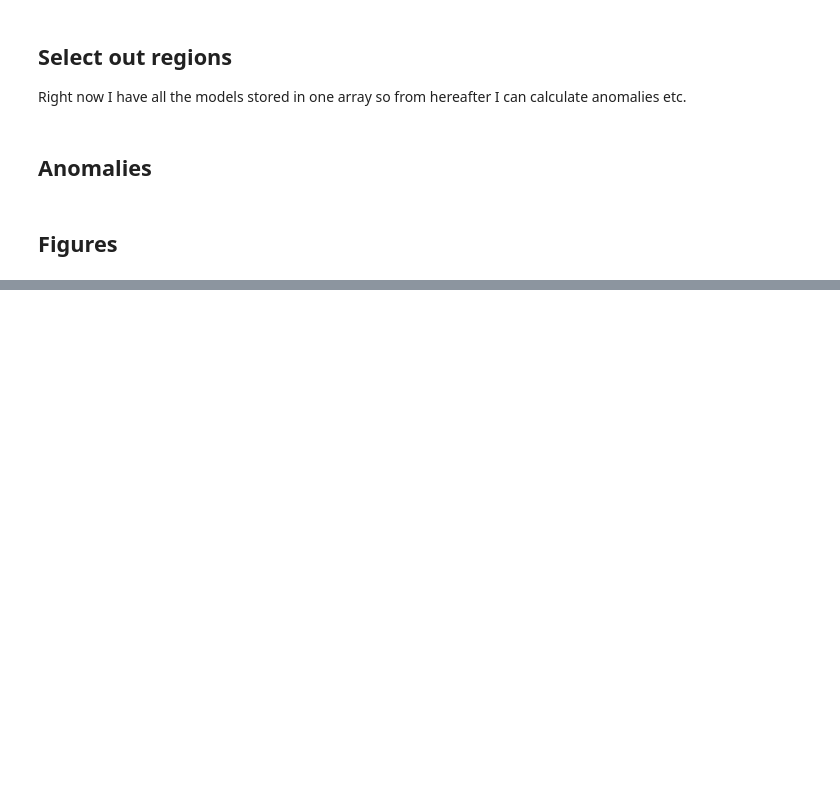
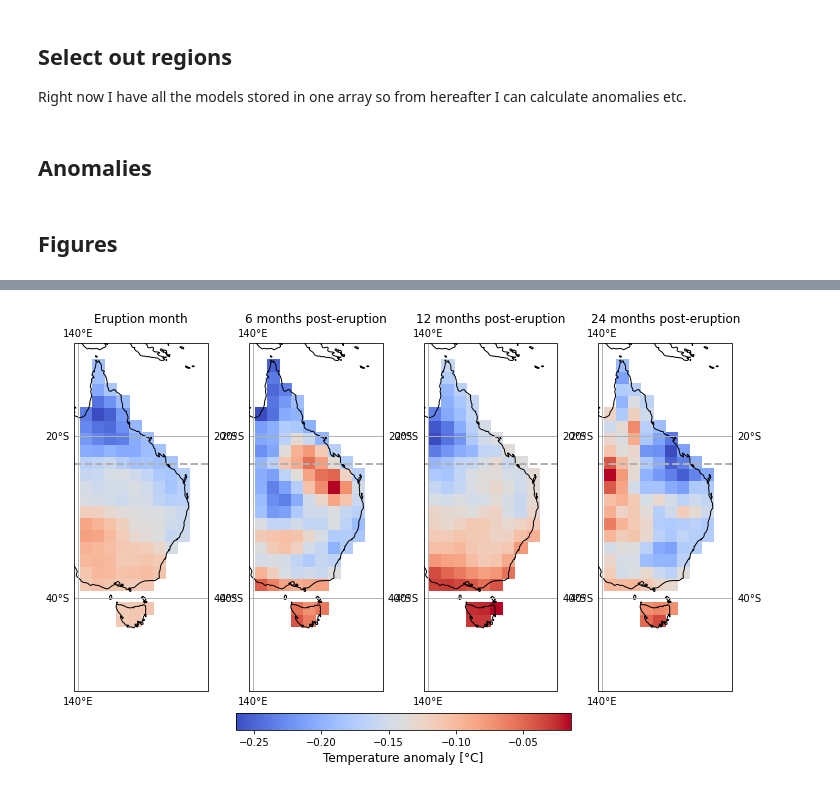
Before and after one commit to kbongi/masters_research, a Jupyter notebook: Spatial_Plots_2020.09.22.ipynb, the cells around one changed output, grey strips where cells are left out. Cells and saved outputs as stored; diff of their text form; code cells hidden in the pictures; blank space fills up the shorter version.

```diff
--- a/Spatial_Plots_2020.09.22.ipynb
+++ b/Spatial_Plots_2020.09.22.ipynb
@@ -296,0 +254,10 @@ Text(0.5, 0.98, 'Example of title for subplots')
+# %%
+# plot of EA monthly model mean temperature
+fig = func2.spatial_plot(1, 4, K_mmm_mon_EA.tas, K_dates, titles, 'coolwarm', f'Temperature anomaly [{deg}C]')
+
+fig.set_figwidth(15)
+fig.set_figheight(8) # these two parameters change the figure height and width
+
+plt.savefig('spatial_tas_EA.png', dpi=300, bbox_inches='tight')
+# %% [output]
+[figure, added]
```
Also changed, not shown: parts of 19 cells of this notebook.
